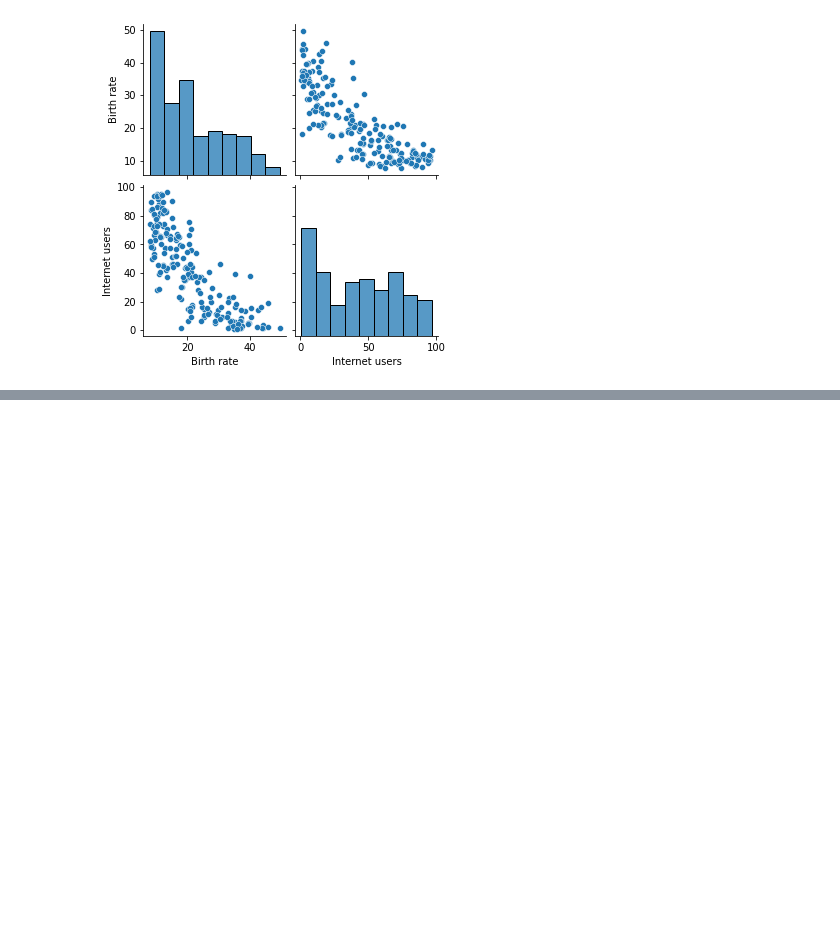
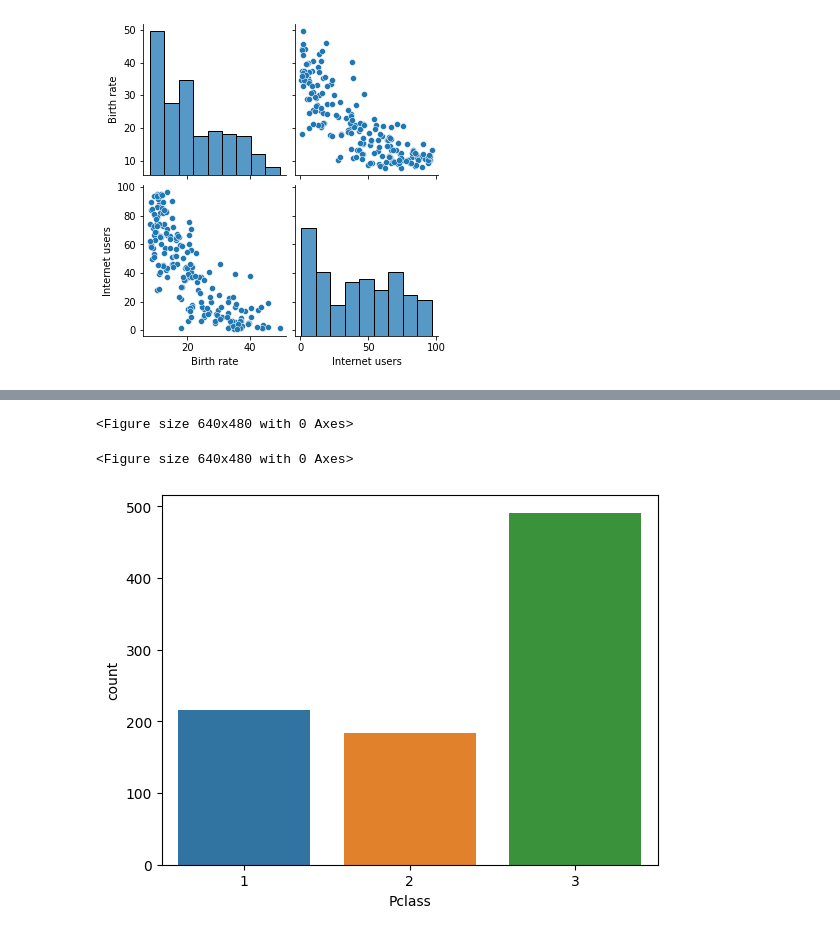
Before and after one commit to erynnguyen/python101, a Jupyter notebook: visualize_data.ipynb, the cells around one changed output, grey strips where cells are left out. Saved outputs shown, nothing was run; the diff lists cells and outputs as text; code cells hidden in the pictures; blank space fills up the shorter version.

Commit message:
matplotlib

```diff
--- a/visualize_data.ipynb
+++ b/visualize_data.ipynb
@@ -257,0 +265,5 @@ sns.pairplot(df)
+# %%
+# Load data
+
+df = pd.read_csv('https://raw.githubusercontent.com/dhminh1024/practice_datasets/master/titanic.csv')
+df.head()
@@ -257,0 +287,18 @@ sns.pairplot(df)
+# %%
+# Notice that the syntax of matplotlib is executed top down. User has to create a figure first, before drawing a chart and then `plt.show` to display all the open figures.
+# `plt.figure` also allows users to adjust the size with specific width and height measurements in inches.
+
+# Create a blank figure
+plt.figure()
+# %% [output]
+<Figure size 640x480 with 0 Axes>
+<Figure size 640x480 with 0 Axes>
+# %%
+# Create a figure with one subplot by default
+# And draw on it
+
+plt.figure() # create blank figure
+sns.countplot(data=df, x='Pclass')  # create subplot into figure
+plt.show()
+# %% [output]
+[figure, added]
```
Also changed, not shown: parts of 66 cells of this notebook.
